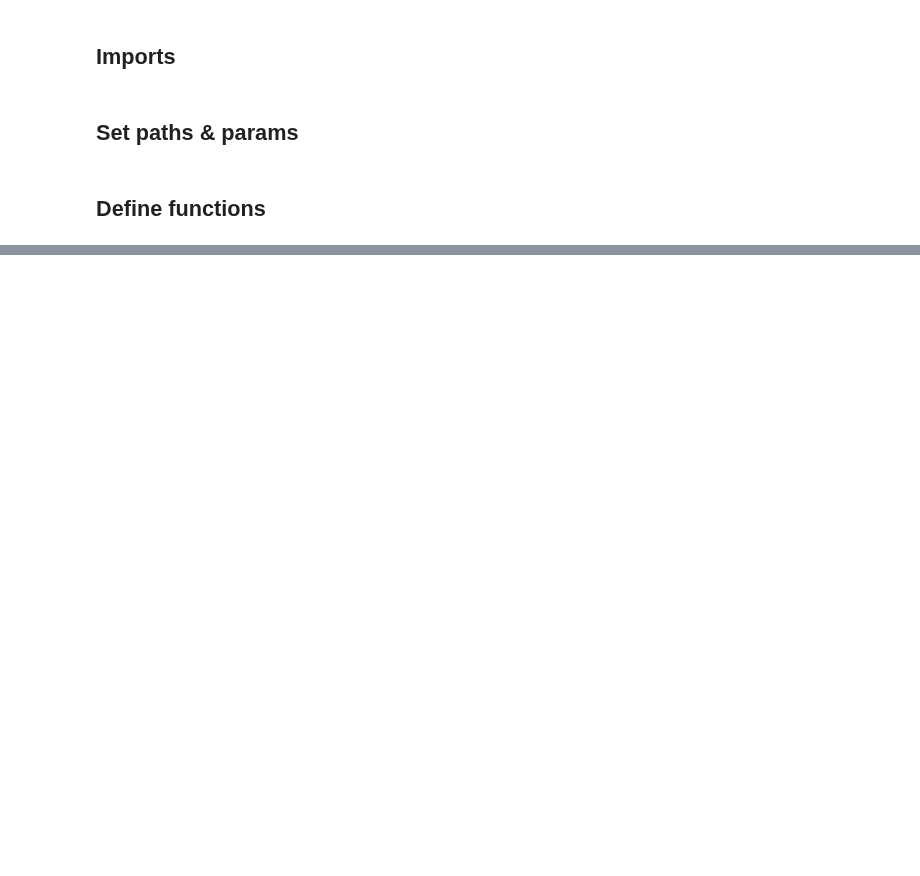
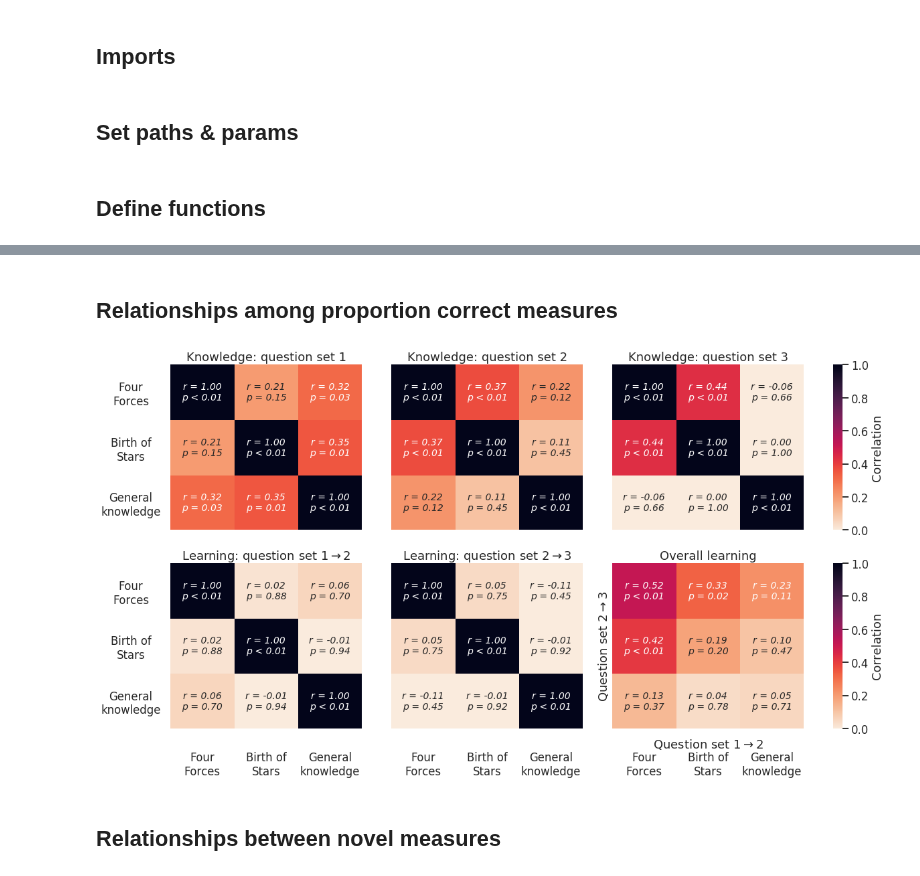
Before and after one commit to ContextLab/efficient-learning-khan, a Jupyter notebook: code/notebooks/percent-correct-comparison.ipynb, the cells around one changed output, grey strips where cells are left out. Cells and saved outputs as stored; diff of their text form; code cells hidden in the pictures; blank space fills up the shorter version.

Commit message:
code for coercing data into plotting format, heatmap subplots

```diff
--- a/code/notebooks/percent-correct-comparison.ipynb
+++ b/code/notebooks/percent-correct-comparison.ipynb
@@ -20,6 +22,6 @@ fig_dir = '../../paper/figs/'
 plt.rcParams['pdf.fonttype'] = 42
 sns.set_context('talk')
 sns.set_style('white')
-cmap = sns.cm.rocket_r
+cmap = 'rocket_r'
 # %% [markdown]
 ## Define functions
@@ -29,0 +48,3 @@ cmap = sns.cm.rocket_r
+# %%
+exp = Experiment()
+participants = exp.load_participants()
@@ -29,0 +79,64 @@ cmap = sns.cm.rocket_r
+# %% [markdown]
+## Relationships among proportion correct measures
+# %%
+fig, axes = plt.subplots(2, 4, figsize=(18, 10), sharex=False, sharey=False,
+                          gridspec_kw={'width_ratios': (1, 1, 1, .05)})
+axarr, (cax1, cax2) = axes[:, :3].flatten(), axes[:, 3]
+cbar_kws = {'label': 'Correlation'}
+
+for qset, ax in enumerate(axarr[:3], start=1):
+    cbar = True if qset == 3 else False
+    cbar_ax = cax1 if cbar else None
+    ckws = cbar_kws if cbar else None
+    data = prop_correct.loc[f'qset{qset}']
+    stats = fmt_stats(data)
+    sns.heatmap(data.corr(), vmin=0, vmax=1, cmap=cmap, cbar=cbar,
+                cbar_ax=cbar_ax, cbar_kws=ckws, annot=stats, fmt='',
+                annot_kws={'size': 14, 'style': 'italic'}, ax=ax)
+    ax.set_title(f'Knowledge: question set {qset}')
+    if qset == 1:
+        ax.set_xticklabels([])
+        ax.set_yticklabels(labels=ax.get_yticklabels(), ha='center', ma='center')
+        ax.tick_params(axis='y', direction='out', pad=50)
+    else:
+        ax.axis('off')
+
+for qset, ax in enumerate(axarr[3:5], start=1):
+    data = (prop_correct.loc[f'qset{qset + 1}']
+            - prop_correct.loc[f'qset{qset}'])
+    stats = fmt_stats(data)
+    sns.heatmap(data.corr(), vmin=0, vmax=1, cmap=cmap, cbar=False, annot=stats,
+                fmt='', annot_kws={'size': 14, 'style': 'italic'}, ax=ax)
+    ax.set_title(rf'Learning: question set {qset}$\rightarrow${qset + 1}')
+    if qset == 1:
+        ax.set_yticklabels(labels=ax.get_yticklabels(), ha='center', ma='center')
+        ax.tick_params(axis='y', direction='out', pad=50)
+    else:
+        ax.set_yticklabels([])
+
+
+d1 = prop_correct.loc['qset2']
+d2 = prop_correct.loc['qset3']
+data = d1.apply(lambda x: d2.corrwith(x))
+stats = fmt_stats(d1, d2)
+sns.heatmap(data, vmin=0, vmax=1, cmap=cmap, cbar=True, cbar_ax=cax2,
+            cbar_kws=cbar_kws, annot=stats, fmt='',
+            annot_kws={'size': 14, 'style': 'italic'}, ax=axarr[5])
+axarr[5].set_title('Overall learning')
+axarr[5].set_xlabel(r'Question set 1$\rightarrow$2', labelpad=-60)
+axarr[5].set_ylabel(r'Question set 2$\rightarrow$3', labelpad=-10)
+axarr[5].set_yticklabels([])
+
+# doesn't work if called in loops above... very weird ¯\_(ツ)_/¯
+for ax in axarr:
+    ax.invert_xaxis()
+    ax.invert_yaxis()
+for ax in axes[1]:
+    ax.tick_params(axis='x', pad=25)
+
+# plt.savefig(opj(fig_dir, 'prop-correct-relationships.pdf'), bbox_inches='tight')
+plt.show()
+# %% [output]
+[figure, added]
+# %% [markdown]
+## Relationships between novel measures
```
Also changed, not shown: parts of 5 cells of this notebook.
